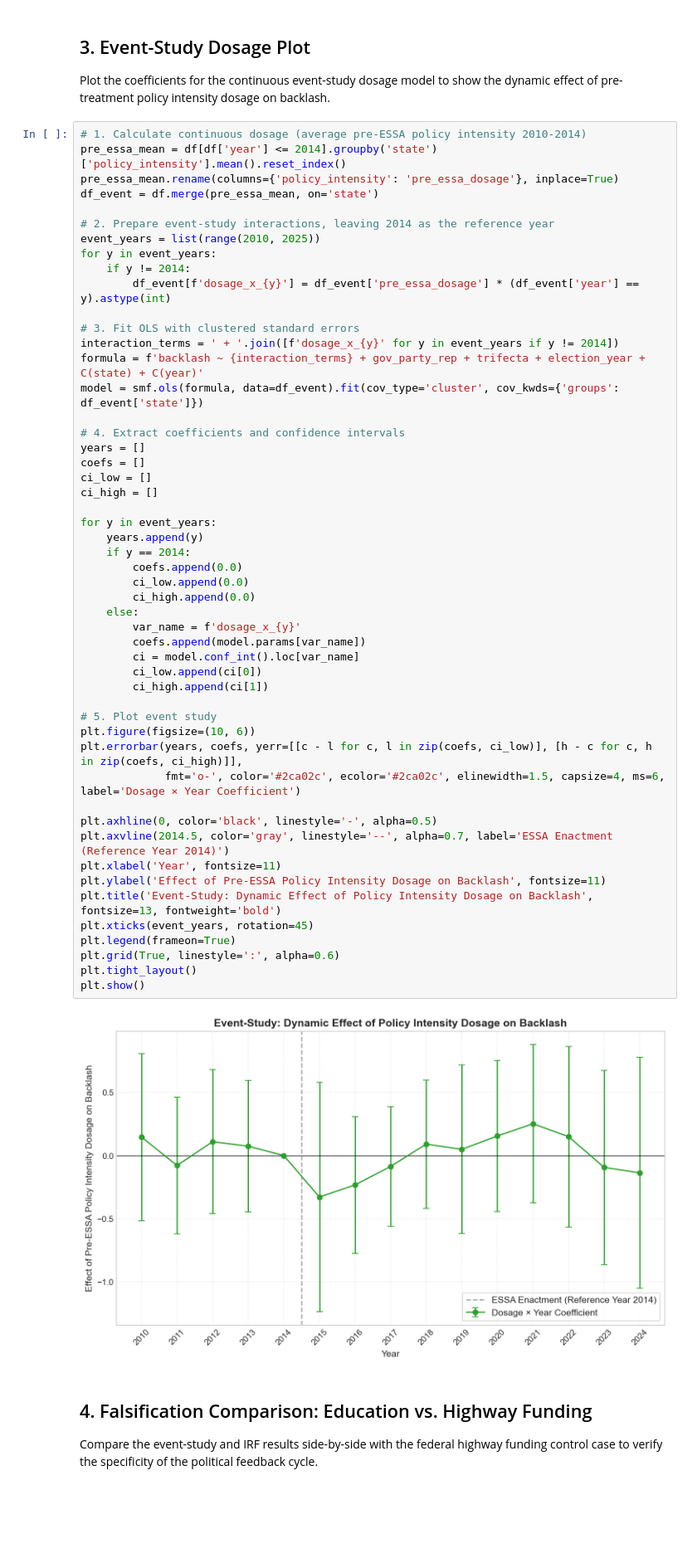
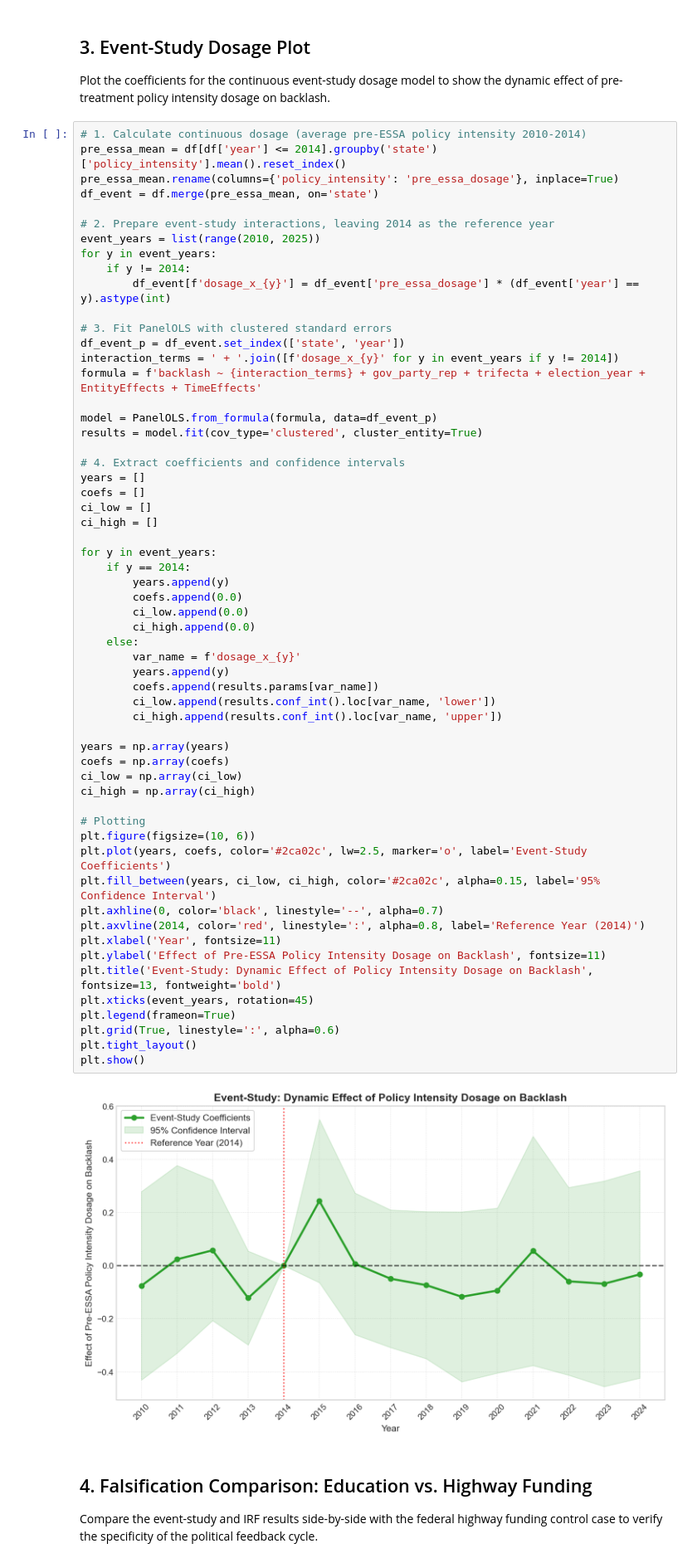
Before and after one commit to admiralorbiter/pendulum, a Jupyter notebook: notebooks/08_results_visualization.ipynb, the cells around one changed output. Shown at 83% size. Drawn from its saved outputs; the diff is of its cells as text; blank space fills up the shorter version.

```diff
--- a/notebooks/08_results_visualization.ipynb
+++ b/notebooks/08_results_visualization.ipynb
@@ -113,48 +182,55 @@ event_years = list(range(2010, 2025))
 for y in event_years:
     if y != 2014:
         df_event[f'dosage_x_{y}'] = df_event['pre_essa_dosage'] * (df_event['year'] == y).astype(int)
 
-# 3. Fit OLS with clustered standard errors
+# 3. Fit PanelOLS with clustered standard errors
+df_event_p = df_event.set_index(['state', 'year'])
 interaction_terms = ' + '.join([f'dosage_x_{y}' for y in event_years if y != 2014])
-formula = f'backlash ~ {interaction_terms} + gov_party_rep + trifecta + election_year + C(state) + C(year)'
-model = smf.ols(formula, data=df_event).fit(cov_type='cluster', cov_kwds={'groups': df_event['state']})
+formula = f'backlash ~ {interaction_terms} + gov_party_rep + trifecta + election_year + EntityEffects + TimeEffects'
+
+model = PanelOLS.from_formula(formula, data=df_event_p)
+results = model.fit(cov_type='clustered', cluster_entity=True)
 
 # 4. Extract coefficients and confidence intervals
 years = []
 coefs = []
 ci_low = []
 ci_high = []
 
 for y in event_years:
-    years.append(y)
     if y == 2014:
+        years.append(y)
         coefs.append(0.0)
         ci_low.append(0.0)
         ci_high.append(0.0)
     else:
         var_name = f'dosage_x_{y}'
-        coefs.append(model.params[var_name])
-        ci = model.conf_int().loc[var_name]
-        ci_low.append(ci[0])
-        ci_high.append(ci[1])
+        years.append(y)
+        coefs.append(results.params[var_name])
+        ci_low.append(results.conf_int().loc[var_name, 'lower'])
+        ci_high.append(results.conf_int().loc[var_name, 'upper'])
 
-# 5. Plot event study
+years = np.array(years)
+coefs = np.array(coefs)
+ci_low = np.array(ci_low)
+ci_high = np.array(ci_high)
+
+# Plotting
 plt.figure(figsize=(10, 6))
-plt.errorbar(years, coefs, yerr=[[c - l for c, l in zip(coefs, ci_low)], [h - c for c, h in zip(coefs, ci_high)]],
-             fmt='o-', color='#2ca02c', ecolor='#2ca02c', elinewidth=1.5, capsize=4, ms=6, label='Dosage × Year Coefficient')
-
-plt.axhline(0, color='black', linestyle='-', alpha=0.5)
-plt.axvline(2014.5, color='gray', linestyle='--', alpha=0.7, label='ESSA Enactment (Reference Year 2014)')
+plt.plot(years, coefs, color='#2ca02c', lw=2.5, marker='o', label='Event-Study Coefficients')
+plt.fill_between(years, ci_low, ci_high, color='#2ca02c', alpha=0.15, label='95% Confidence Interval')
+plt.axhline(0, color='black', linestyle='--', alpha=0.7)
+plt.axvline(2014, color='red', linestyle=':', alpha=0.8, label='Reference Year (2014)')
 plt.xlabel('Year', fontsize=11)
 plt.ylabel('Effect of Pre-ESSA Policy Intensity Dosage on Backlash', fontsize=11)
 plt.title('Event-Study: Dynamic Effect of Policy Intensity Dosage on Backlash', fontsize=13, fontweight='bold')
 plt.xticks(event_years, rotation=45)
 plt.legend(frameon=True)
 plt.grid(True, linestyle=':', alpha=0.6)
 plt.tight_layout()
 plt.show()
 # %% [output]
-[figure, old version]
+[figure, new version]
 # %% [markdown]
 ## 4. Falsification Comparison: Education vs. Highway Funding
 Compare the event-study and IRF results side-by-side with the federal highway funding control case to verify the specificity of the political feedback cycle.
```
Also changed, not shown: parts of 7 cells of this notebook, 10 other files.
